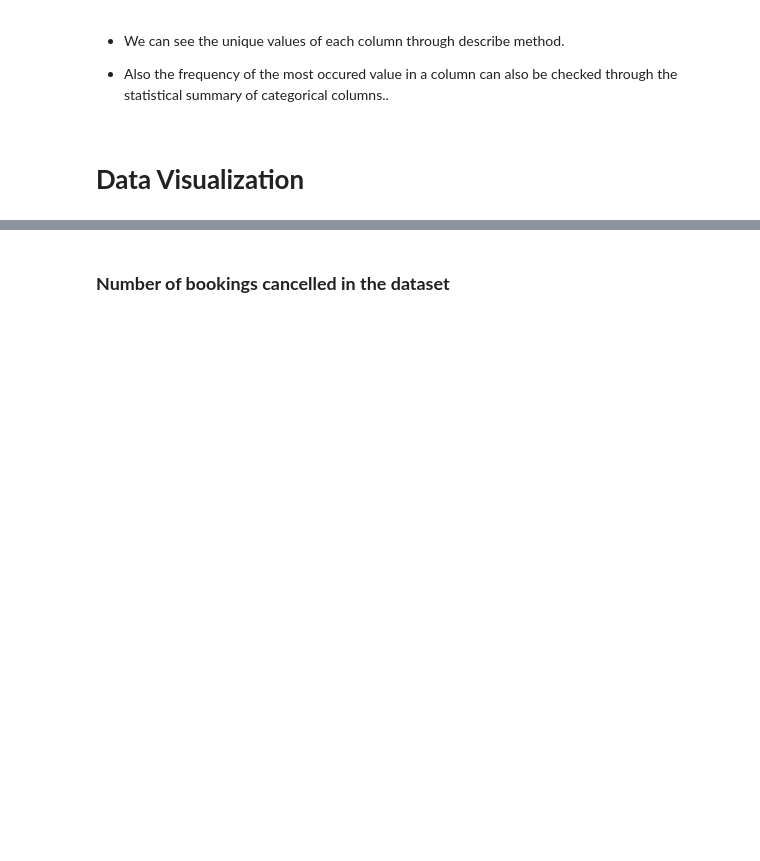
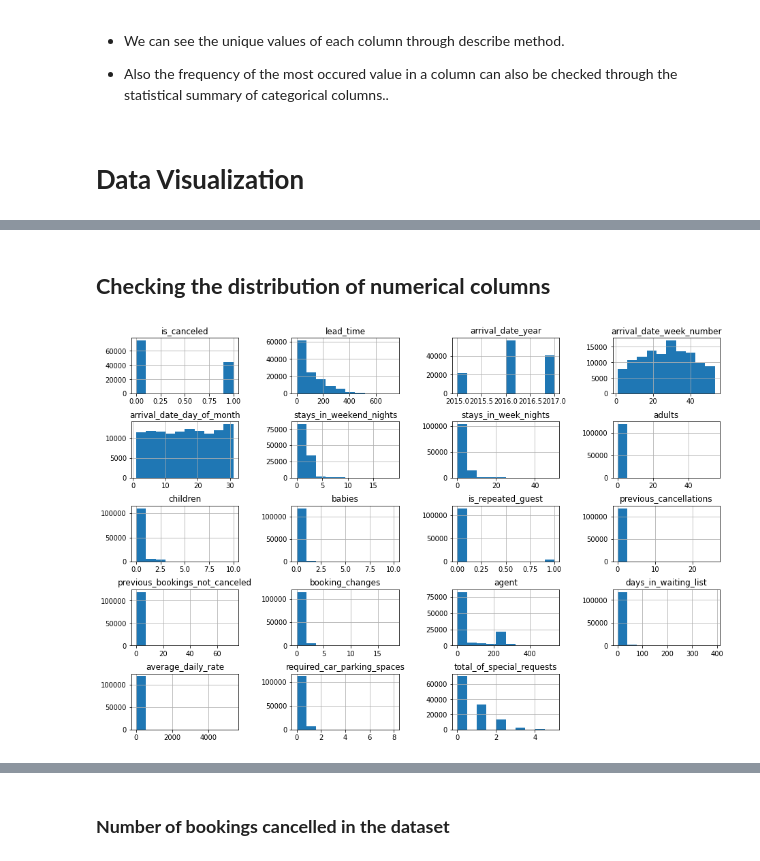
Before and after one commit to PriyankaSejwal/Hotel-Booking-Analysis, a Jupyter notebook: Priyanka_Rimo_CapstoneProject_Hotel_Booking_Analysis_Capstone_Project.ipynb, the cells around one changed output, grey strips where cells are left out. Drawn from its saved outputs; the diff is of its cells as text; code cells hidden in the pictures; blank space fills up the shorter version.

```diff
--- a/Priyanka_Rimo_CapstoneProject_Hotel_Booking_Analysis_Capstone_Project.ipynb
+++ b/Priyanka_Rimo_CapstoneProject_Hotel_Booking_Analysis_Capstone_Project.ipynb
@@ -448 +458,16 @@ Number of observations belonging to each category:
 ... (9 outputs left out)
+# %% [markdown]
+## <b>Checking the distribution of numerical columns
+# %%
+numerical_col = [col for col in data.columns if data[col].dtypes != 'object']
+data.hist(layout = (5,4), figsize = (15,10), bins = 10)
+# set the spacing between subplots
+plt.subplots_adjust(left=0.1,
+                    bottom=0.1,
+                    right=0.9,
+                    top=0.9,
+                    wspace=0.5,
+                    hspace=0.5)
+plt.show()
+# %% [output]
+[figure, added]
```
Also changed, not shown: parts of 23 cells of this notebook.
